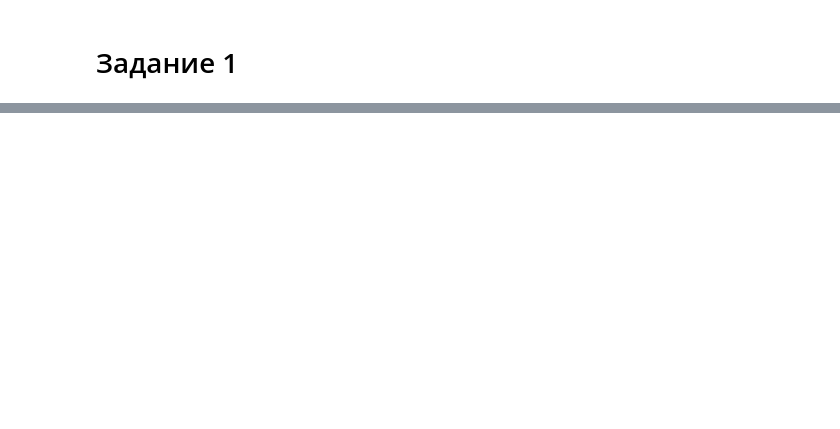
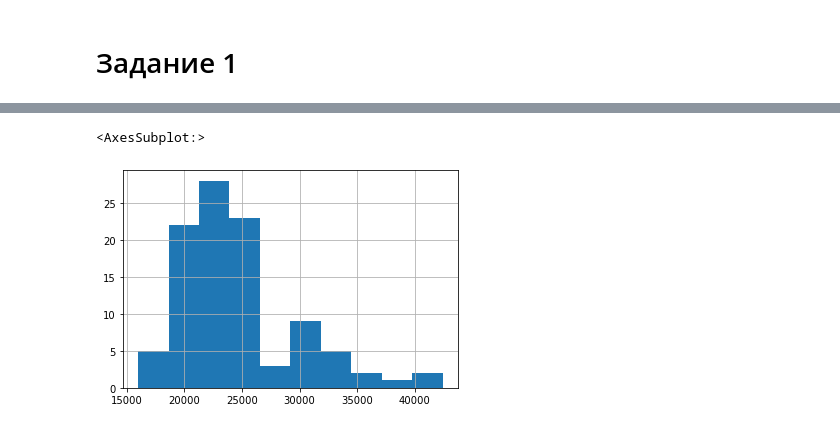
Before and after one commit to ksetdekov/HSE_DS, a Jupyter notebook: 03 Math/Stat hw3/hw3.ipynb, the cells around one changed output, grey strips where cells are left out. Drawn from its saved outputs; the diff is of its cells as text; code cells hidden in the pictures; blank space fills up the shorter version.

```diff
--- a/03 Math/Stat hw3/hw3.ipynb
+++ b/03 Math/Stat hw3/hw3.ipynb
@@ -25,0 +44,6 @@
+# %%
+employees = pd.read_excel('data/employees.xls')
+employees.SALARY.hist()
+# %% [output]
+<AxesSubplot:>
+[figure, added]
```
Also changed, not shown: parts of 13 cells of this notebook.
